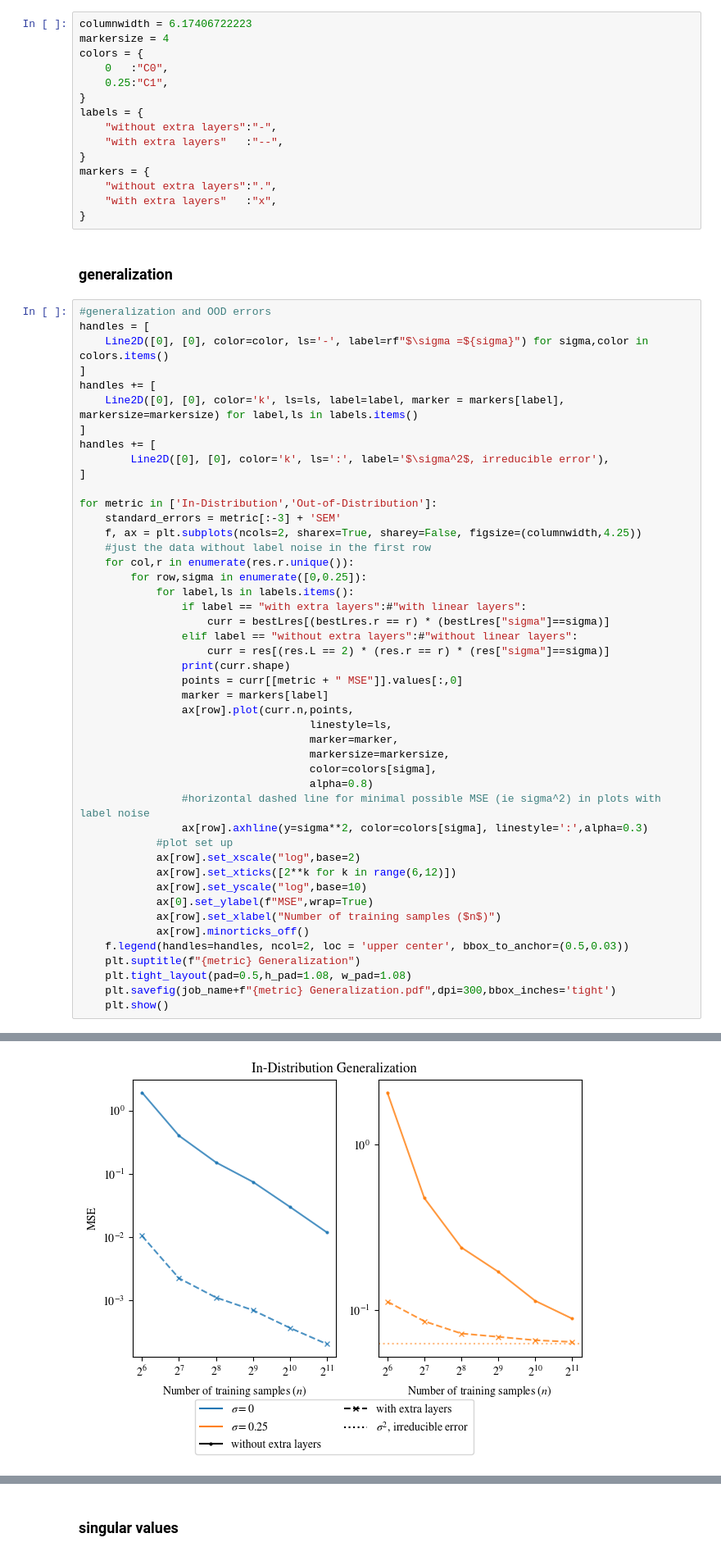
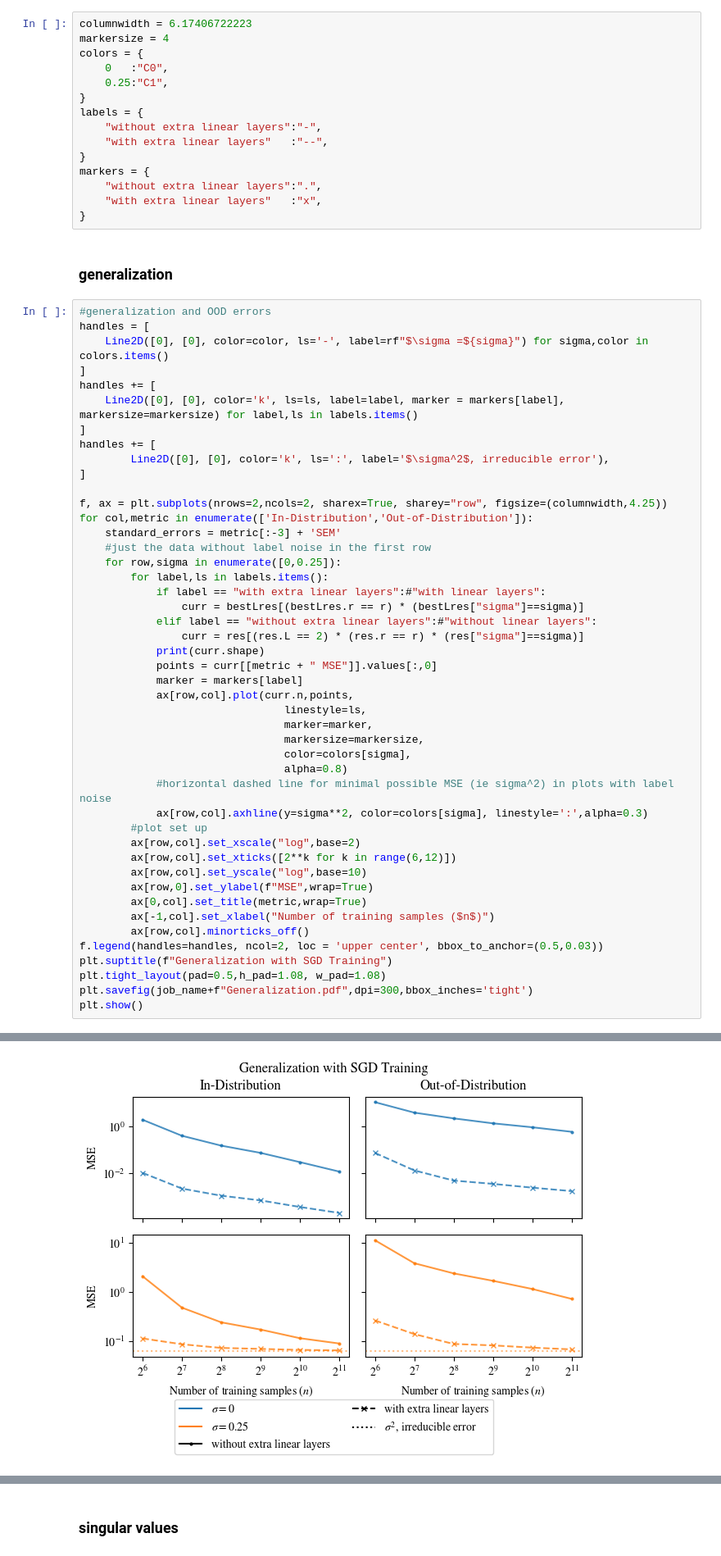
Before and after one commit to suzannastep/linear_layers_experiments, a Jupyter notebook: figs/plotting_results_SGD.ipynb, the cells around one changed output, grey strips where cells are left out. Shown at 82% size. Drawn from its saved outputs; the diff is of its cells as text.

```diff
--- a/figs/plotting_results_SGD.ipynb
+++ b/figs/plotting_results_SGD.ipynb
@@ -317,12 +318,12 @@ colors = {
     0.25:"C1",
 }
 labels = {
-    "without extra layers":"-",
-    "with extra layers"   :"--",
+    "without extra linear layers":"-",
+    "with extra linear layers"   :"--",
 }
 markers = {
-    "without extra layers":".",
-    "with extra layers"   :"x",
+    "without extra linear layers":".",
+    "with extra linear layers"   :"x",
 }
 # %% [markdown]
 ### generalization
@@ -338,40 +339,40 @@ handles += [
         Line2D([0], [0], color='k', ls=':', label='$\sigma^2$, irreducible error'),
 ]
 
-for metric in ['In-Distribution','Out-of-Distribution']:
+f, ax = plt.subplots(nrows=2,ncols=2, sharex=True, sharey="row", figsize=(columnwidth,4.25))
+for col,metric in enumerate(['In-Distribution','Out-of-Distribution']):
     standard_errors = metric[:-3] + 'SEM'
-    f, ax = plt.subplots(ncols=2, sharex=True, sharey=False, figsize=(columnwidth,4.25))
     #just the data without label noise in the first row
-    for col,r in enumerate(res.r.unique()):
-        for row,sigma in enumerate([0,0.25]):
-            for label,ls in labels.items():
-                if label == "with extra layers":#"with linear layers":
-                    curr = bestLres[(bestLres.r == r) * (bestLres["sigma"]==sigma)]
-                elif label == "without extra layers":#"without linear layers":
-                    curr = res[(res.L == 2) * (res.r == r) * (res["sigma"]==sigma)]
-                print(curr.shape)
-                points = curr[[metric + " MSE"]].values[:,0]
-                marker = markers[label]
-                ax[row].plot(curr.n,points,
-                                    linestyle=ls,
-                                    marker=marker,
-                                    markersize=markersize,
-                                    color=colors[sigma],
-                                    alpha=0.8)
-                #horizontal dashed line for minimal possible MSE (ie sigma^2) in plots with label noise
-                ax[row].axhline(y=sigma**2, color=colors[sigma], linestyle=':',alpha=0.3)
-            #plot set up
-            ax[row].set_xscale("log",base=2)
-            ax[row].set_xticks([2**k for k in range(6,12)])
-            ax[row].set_yscale("log",base=10)
-            ax[0].set_ylabel(f"MSE",wrap=True)
-            ax[row].set_xlabel("Number of training samples ($n$)")
-            ax[row].minorticks_off()
-    f.legend(handles=handles, ncol=2, loc = 'upper center', bbox_to_anchor=(0.5,0.03))
-    plt.suptitle(f"{metric} Generalization")
-    plt.tight_layout(pad=0.5,h_pad=1.08, w_pad=1.08)
-    plt.savefig(job_name+f"{metric} Generalization.pdf",dpi=300,bbox_inches='tight')
-    plt.show()
+    for row,sigma in enumerate([0,0.25]):
+        for label,ls in labels.items():
+            if label == "with extra linear layers":#"with linear layers":
+                curr = bestLres[(bestLres.r == r) * (bestLres["sigma"]==sigma)]
+            elif label == "without extra linear layers":#"without linear layers":
+                curr = res[(res.L == 2) * (res.r == r) * (res["sigma"]==sigma)]
+            print(curr.shape)
+            points = curr[[metric + " MSE"]].values[:,0]
+            marker = markers[label]
+            ax[row,col].plot(curr.n,points,
+                                linestyle=ls,
+                                marker=marker,
+                                markersize=markersize,
+                                color=colors[sigma],
+                                alpha=0.8)
+            #horizontal dashed line for minimal possible MSE (ie sigma^2) in plots with label noise
+            ax[row,col].axhline(y=sigma**2, color=colors[sigma], linestyle=':',alpha=0.3)
+        #plot set up
+        ax[row,col].set_xscale("log",base=2)
+        ax[row,col].set_xticks([2**k for k in range(6,12)])
+        ax[row,col].set_yscale("log",base=10)
+        ax[row,0].set_ylabel(f"MSE",wrap=True)
+        ax[0,col].set_title(metric,wrap=True)
+        ax[-1,col].set_xlabel("Number of training samples ($n$)")
+        ax[row,col].minorticks_off()
+f.legend(handles=handles, ncol=2, loc = 'upper center', bbox_to_anchor=(0.5,0.03))
+plt.suptitle(f"Generalization with SGD Training")
+plt.tight_layout(pad=0.5,h_pad=1.08, w_pad=1.08)
+plt.savefig(job_name+f"Generalization.pdf",dpi=300,bbox_inches='tight')
+plt.show()
 # %% [output]
 (6, 32)
 (6, 32)
@@ -380 +385 @@ for metric in ['In-Distribution','Out-of-Distribution']:
-[figure, old version]
+[figure, new version]
```
Also changed, not shown: parts of 5 cells of this notebook, 11 other files.
